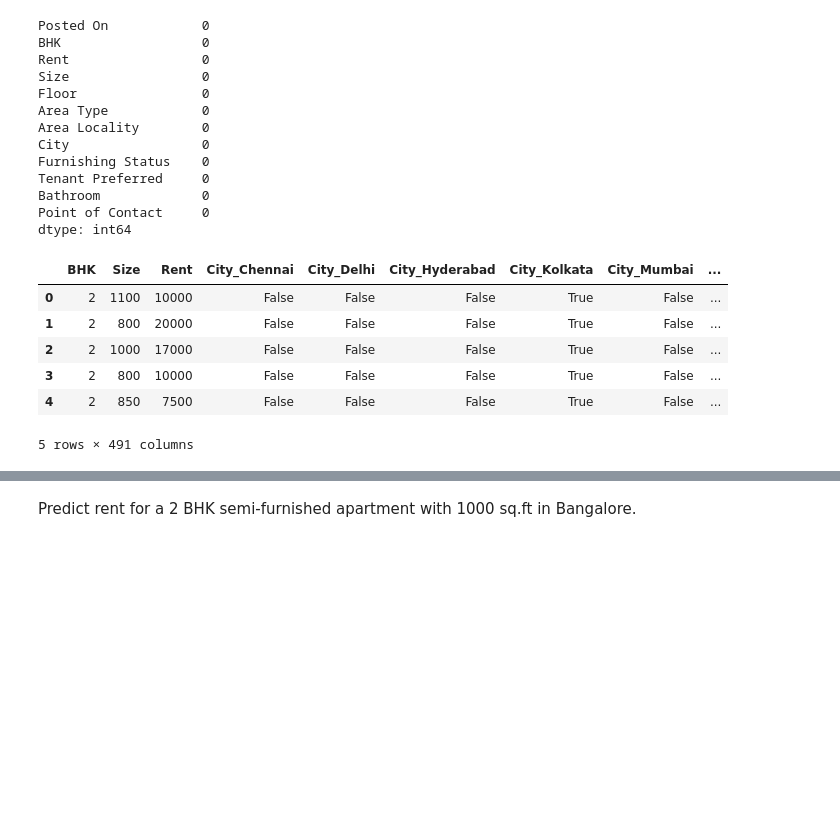
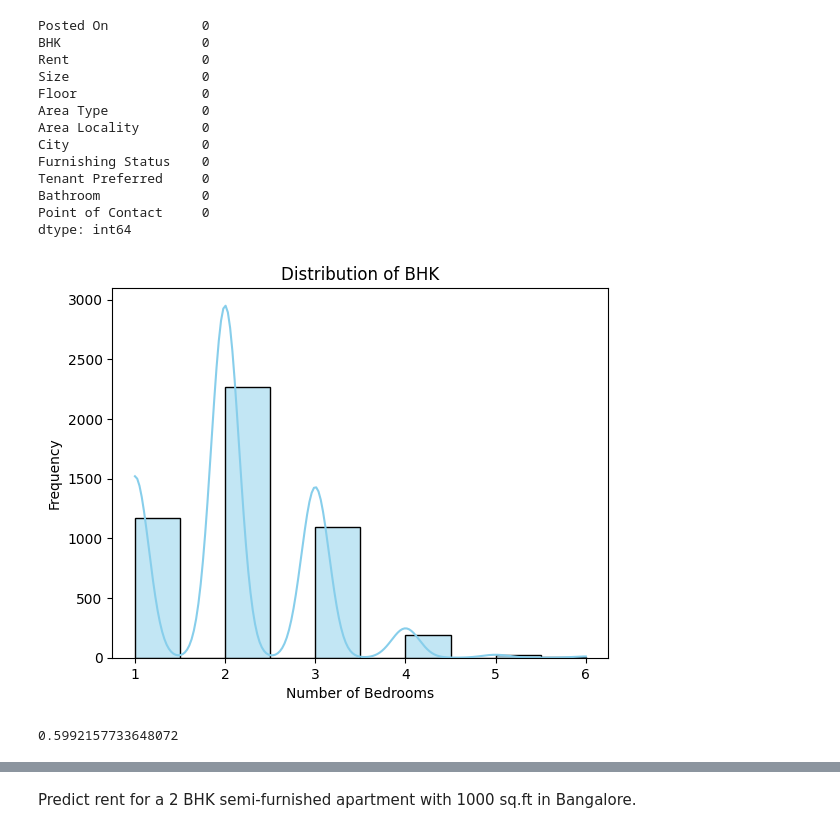
Before and after one commit to kanika-07cs/Task11-7.10.25-, a Jupyter notebook: Task.ipynb, the cells around one changed output, grey strips where cells are left out. Drawn from its saved outputs; the diff is of its cells as text; code cells hidden in the pictures; blank space fills up the shorter version.

```diff
--- a/Task.ipynb
+++ b/Task.ipynb
@@ -56,16 +58,13 @@ Tenant Preferred     0
 Bathroom             0
 Point of Contact     0
 dtype: int64
-# %%
-df_model = df[['BHK', 'Size', 'City', 'Furnishing Status', 'Floor', 'Tenant Preferred', 'Rent']].copy()
-categorical_cols = ['City','Furnishing Status','Floor','Tenant Preferred']
-df_encoded = pd.get_dummies(df_model, columns=categorical_cols, drop_first=True)
-df_encoded.head()
-# %% [output]
-|  | BHK | Size | Rent | City_Chennai | City_Delhi | City_Hyderabad | City_Kolkata | City_Mumbai | ... |
-| 0 | 2 | 1100 | 10000 | False | False | False | True | False | ... |
-| 1 | 2 | 800 | 20000 | False | False | False | True | False | ... |
-| 2 | 2 | 1000 | 17000 | False | False | False | True | False | ... |
-| 3 | 2 | 800 | 10000 | False | False | False | True | False | ... |
-| 4 | 2 | 850 | 7500 | False | False | False | True | False | ... |
-5 rows × 491 columns
+# %%
+sns.histplot(df['BHK'], bins=10, kde=True, color='skyblue')
+plt.title('Distribution of BHK')
+plt.xlabel('Number of Bedrooms')
+plt.ylabel('Frequency')
+plt.show()
+print(df['BHK'].skew())
+# %% [output]
+[figure, added]
+0.5992157733648072
```
Also changed, not shown: parts of 11 cells of this notebook.
